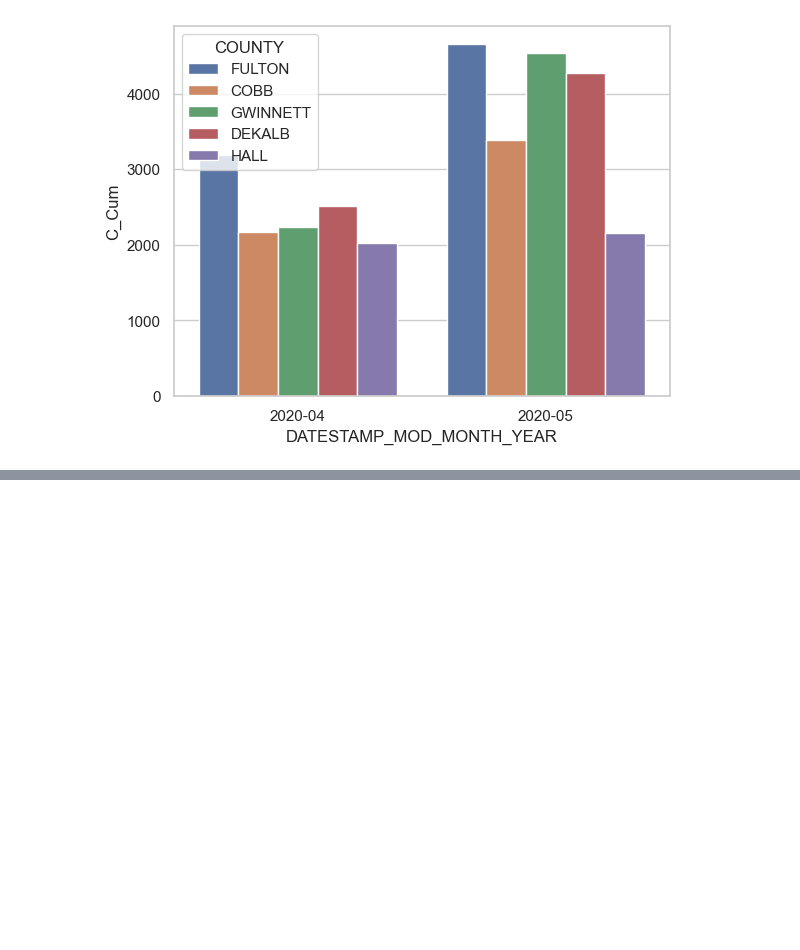
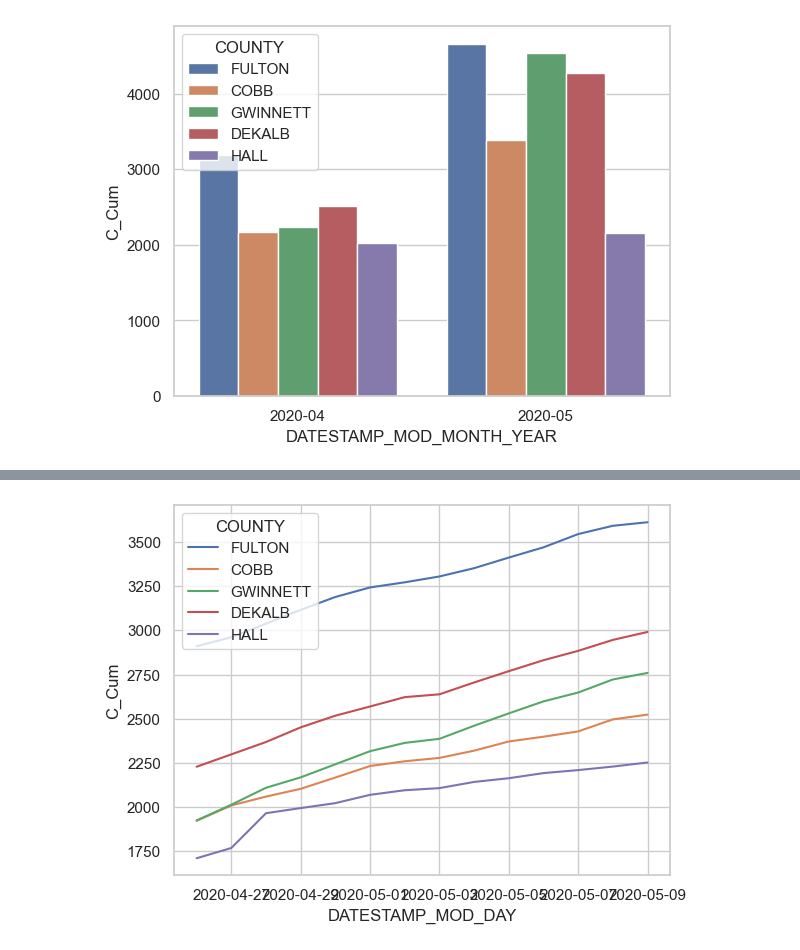
Before and after one commit to lozo6/healthcare-visuals, a Jupyter notebook: visualization.ipynb, the cells around one changed output, grey strips where cells are left out. Drawn from its saved outputs; the diff is of its cells as text; code cells hidden in the pictures; blank space fills up the shorter version.

```diff
--- a/visualization.ipynb
+++ b/visualization.ipynb
@@ -509,0 +607,4 @@ plotly2.show()
+# %%
+vis4 = sns.lineplot(data=dailySpecific, x='DATESTAMP_MOD_DAY', y='C_Cum', hue='COUNTY')
+# %% [output]
+[figure, added]
```
Also changed, not shown: parts of 16 cells of this notebook, 1 other file.
